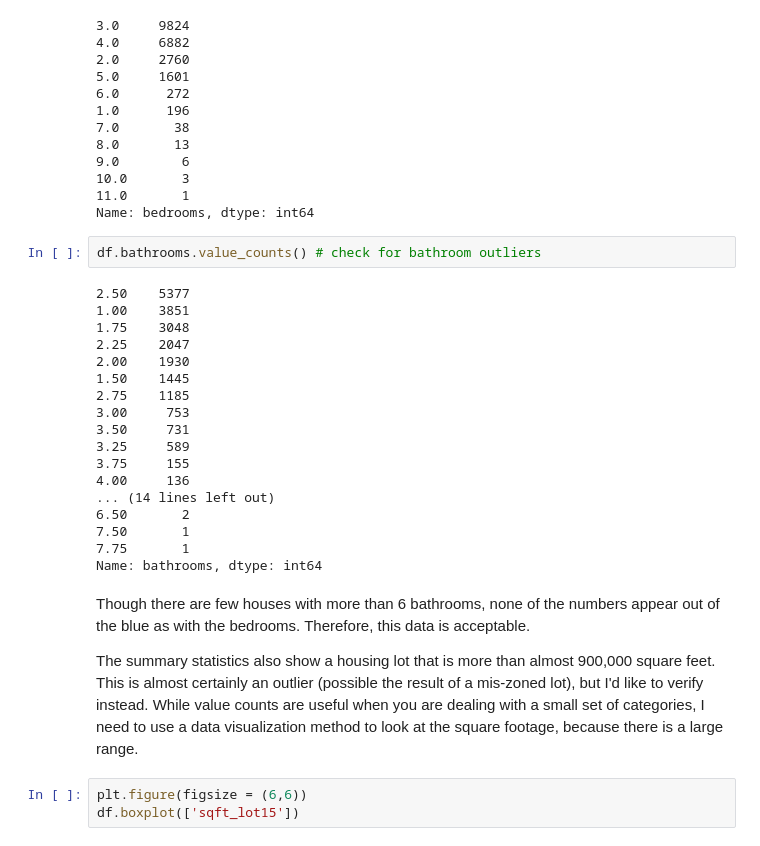
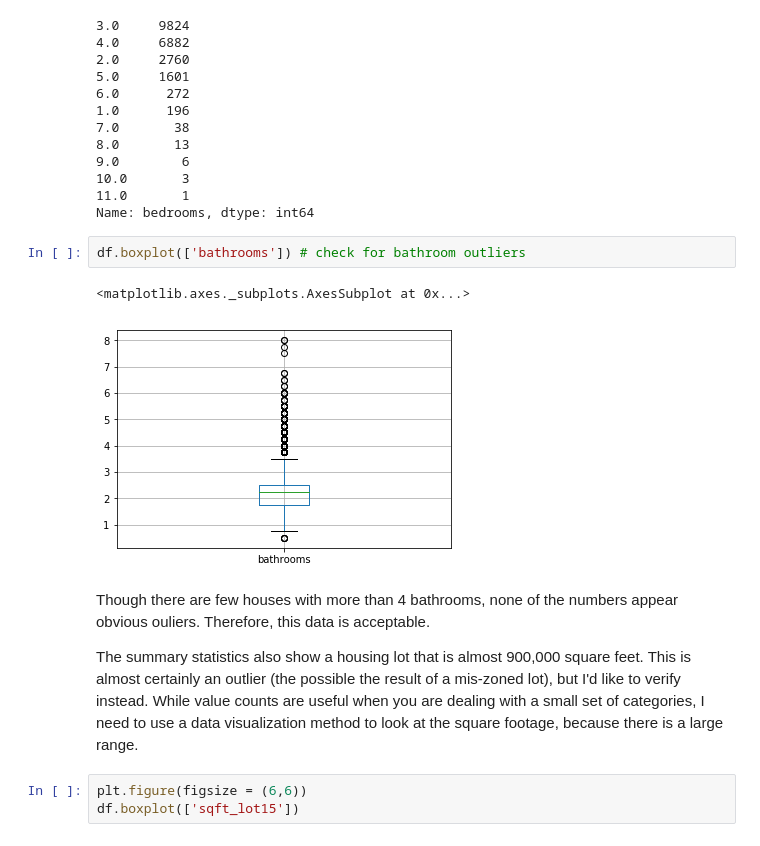
Before and after one commit to SarabiEventide/dsc-1-final-project-online-ds-sp-000, a Jupyter notebook: student.ipynb, the cells around one changed output. Saved outputs shown, nothing was run; the diff lists cells and outputs as text.

```diff
--- a/student.ipynb
+++ b/student.ipynb
@@ -189,29 +189,14 @@ df['bedrooms'].value_counts() # make sure its gone
 11.0       1
 Name: bedrooms, dtype: int64
 # %%
-df.bathrooms.value_counts() # check for bathroom outliers
+df.boxplot(['bathrooms']) # check for bathroom outliers
 # %% [output]
-2.50    5377
-1.00    3851
-1.75    3048
-2.25    2047
-2.00    1930
-1.50    1445
-2.75    1185
-3.00     753
-3.50     731
-3.25     589
-3.75     155
-4.00     136
-... (14 lines left out)
-6.50       2
-7.50       1
-7.75       1
-Name: bathrooms, dtype: int64
+<matplotlib.axes._subplots.AxesSubplot at 0x...>
+[figure, added]
 # %% [markdown]
-Though there are few houses with more than 6 bathrooms, none of the numbers appear out of the blue as with the bedrooms. Therefore, this data is acceptable.
+Though there are few houses with more than 4 bathrooms, none of the numbers appear obvious ouliers. Therefore, this data is acceptable.
 
-The summary statistics also show a housing lot that is more than almost 900,000 square feet. This is almost certainly an outlier (possible the result of a mis-zoned lot), but I'd like to verify instead. While value counts are useful when you are dealing with a small set of categories, I need to use a data visualization method to look at the square footage, because there is a large range.
+The summary statistics also show a housing lot that is almost 900,000 square feet. This is almost certainly an outlier (the possible the result of a mis-zoned lot), but I'd like to verify instead. While value counts are useful when you are dealing with a small set of categories, I need to use a data visualization method to look at the square footage, because there is a large range.
 # %%
 plt.figure(figsize = (6,6))
 df.boxplot(['sqft_lot15'])
```
Also changed, not shown: parts of 24 cells of this notebook, 1 other file.
